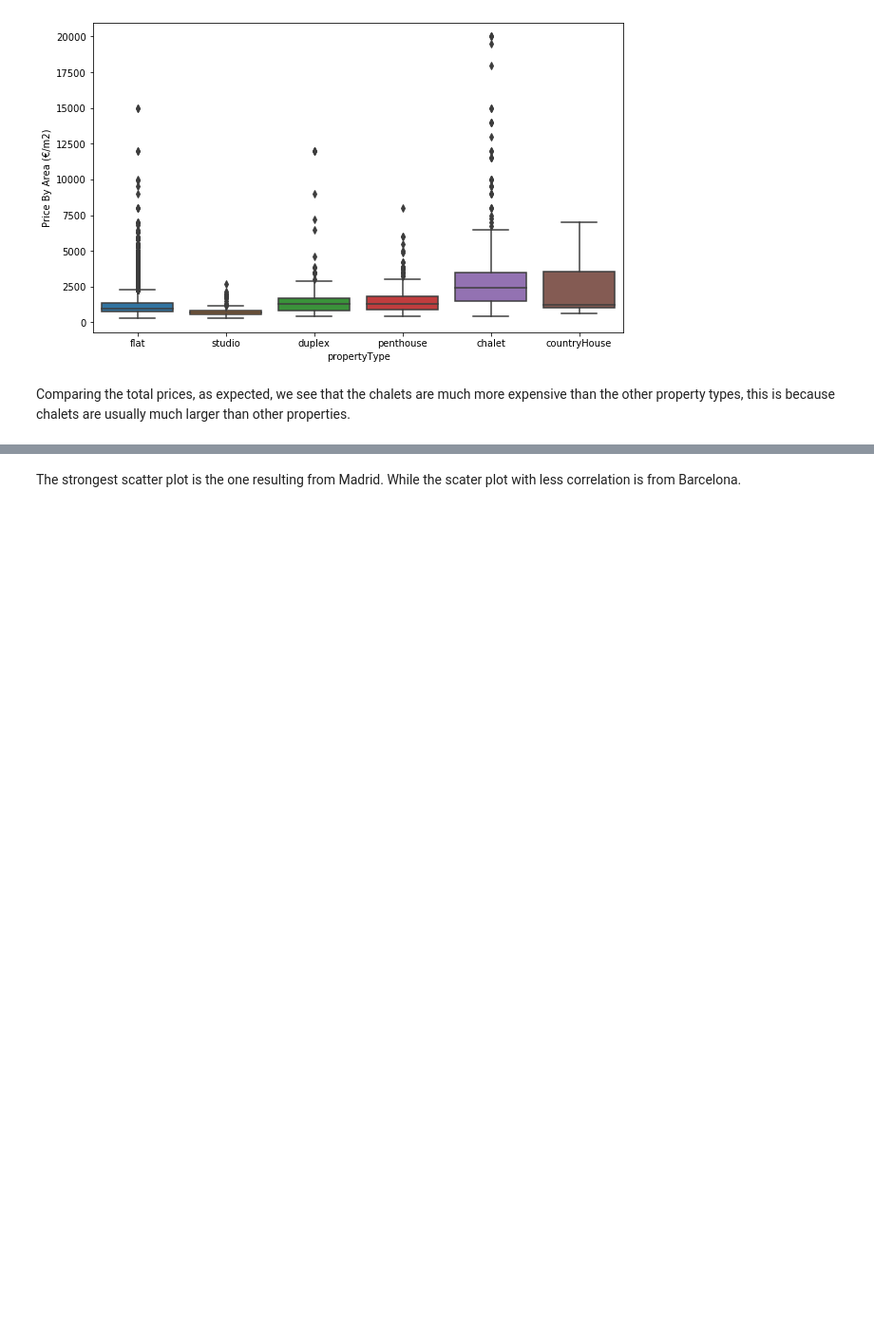
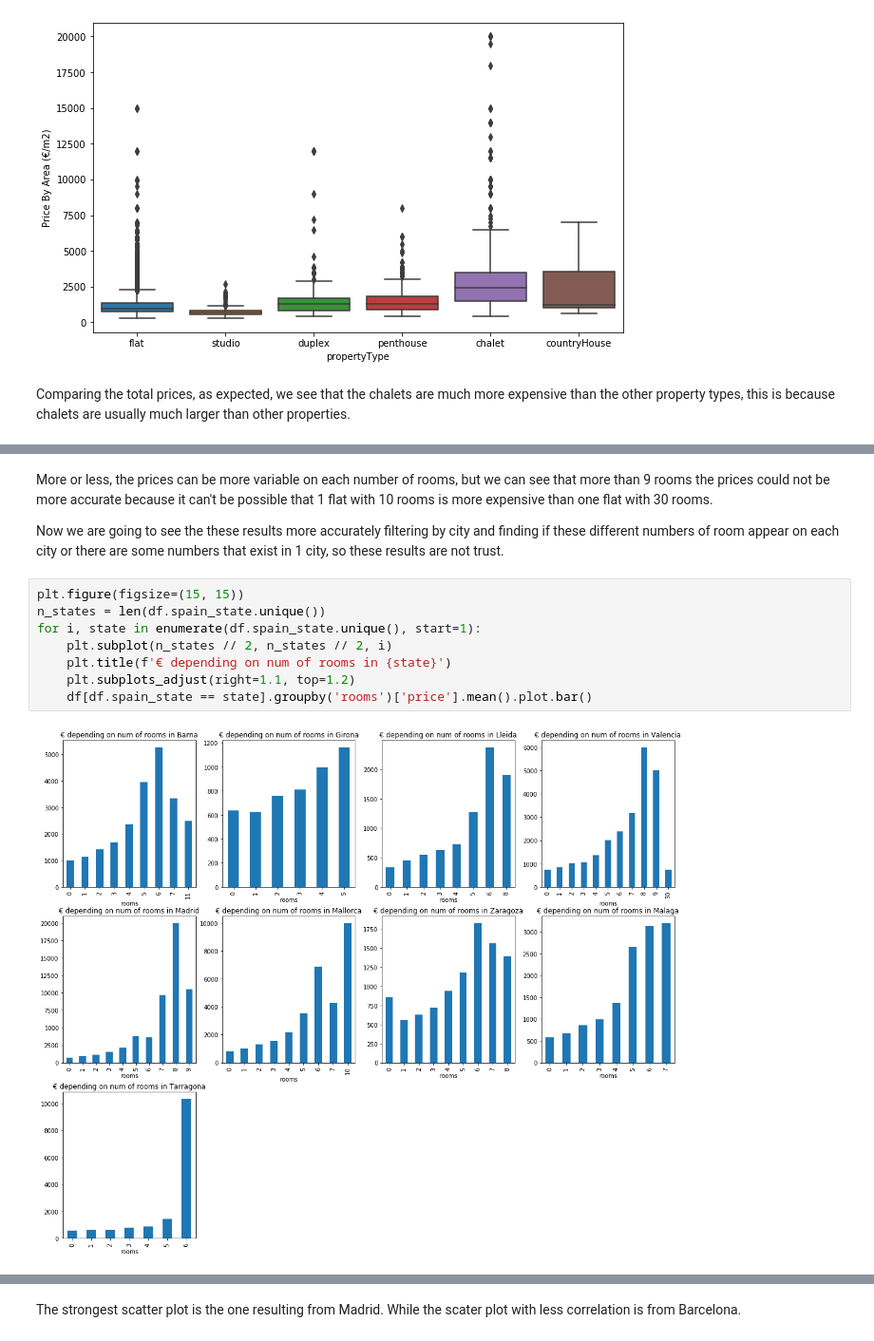
Before and after one commit to Guillem96/idealista-big-data-project, a Jupyter notebook: idealista-python/notebooks/3. Basic EDA.ipynb, the cells around one changed output, grey strips where cells are left out. Shown at 95% size. Drawn from its saved outputs; the diff is of its cells as text; blank space fills up the shorter version.

```diff
--- a/idealista-python/notebooks/3. Basic EDA.ipynb
+++ b/idealista-python/notebooks/3. Basic EDA.ipynb
@@ -196,0 +211,14 @@ Depending on the state the correlation of the distance varies.
+# %% [markdown]
+More or less, the prices can be more variable on each number of rooms, but we can see that more than 9 rooms the prices could not be more accurate because it can't be possible that 1 flat with 10 rooms is more expensive than one flat with 30 rooms.
+
+Now we are going to see the these results more accurately filtering by city and finding if these different numbers of room appear on each city or there are some numbers that exist in 1 city, so these results are not trust.
+# %%
+plt.figure(figsize=(15, 15))
+n_states = len(df.spain_state.unique())
+for i, state in enumerate(df.spain_state.unique(), start=1):
+    plt.subplot(n_states // 2, n_states // 2, i)
+    plt.title(f'€ depending on num of rooms in {state}')
+    plt.subplots_adjust(right=1.1, top=1.2)
+    df[df.spain_state == state].groupby('rooms')['price'].mean().plot.bar()
+# %% [output]
+[figure, added]
```
Also changed, not shown: parts of 15 cells of this notebook.
